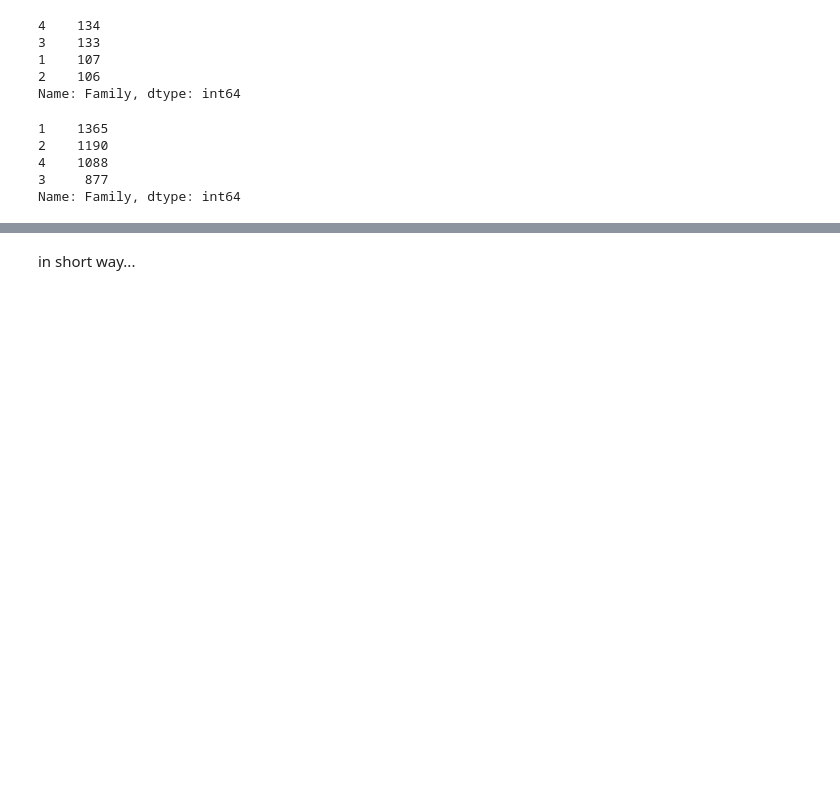
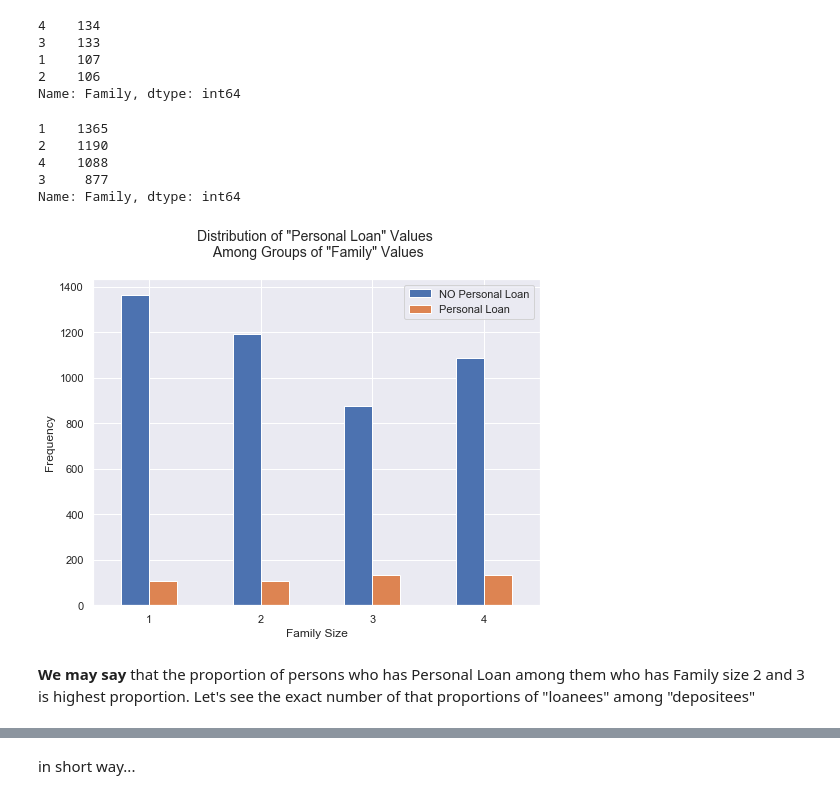
Before and after one commit to Alex-Romanenko/Bank_Looking_For_Clients, a Jupyter notebook: 00_main.ipynb, the cells around one changed output, grey strips where cells are left out. Saved outputs shown, nothing was run; the diff lists cells and outputs as text; code cells hidden in the pictures; blank space fills up the shorter version.

```diff
--- a/00_main.ipynb
+++ b/00_main.ipynb
@@ -954,7 +954,7 @@ plt.savefig('Proportion_edu_levels_among_PL.png');
 # %% [markdown]
 ##### Here is the distribution of "Personal Loan"  values among groups of "Family"  values
 # %%
-series_fam = exp_df[exp_df['Personal Loan'] == 1]['Family'].value_counts().sort_values(ascending)
+series_fam = exp_df[exp_df['Personal Loan'] == 1]['Family'].value_counts()
 series_fam
 # %% [output]
 4    134
@@ -974,7 +974,13 @@ Name: Family, dtype: int64
 # %%
 pd.DataFrame(dict( NO_PL = series_famm, PL= series_fam,)).plot.bar(figsize = (8,6))
 plt.ylabel('Frequency')
-plt.xticks(np.arange(4),('No CD Account','CD Account'), rotation = 'horizontal')
+plt.xlabel('Family Size')
+plt.xticks(np.arange(4),('1', '2', '3', '4'), rotation = 'horizontal')
 plt.legend(('NO Personal Loan', 'Personal Loan'));
-plt.title('Distribution of "Personal Loan" Values \n Among Groups of "CD Account" Values', fontsize = 14, y = 1.05);
+plt.title('Distribution of "Personal Loan" Values \n Among Groups of "Family" Values', fontsize = 14, y = 1.05);
 plt.savefig('distribution_of_PL_among_CDacc.png')
+# %% [output]
+[figure, added]
+# %% [markdown]
+**We may say** that the proportion of persons who has Personal Loan among them who has Family size 2 and 3 is highest proportion.
+Let's see the exact number of that proportions of "loanees" among "depositees"
```
Also changed, not shown: parts of 51 cells of this notebook.
